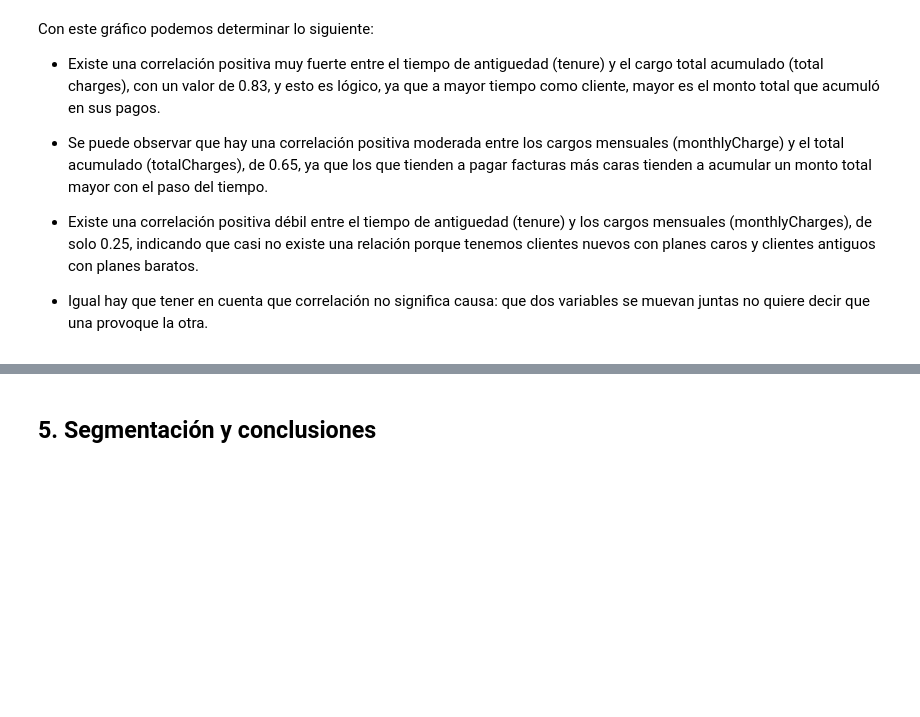
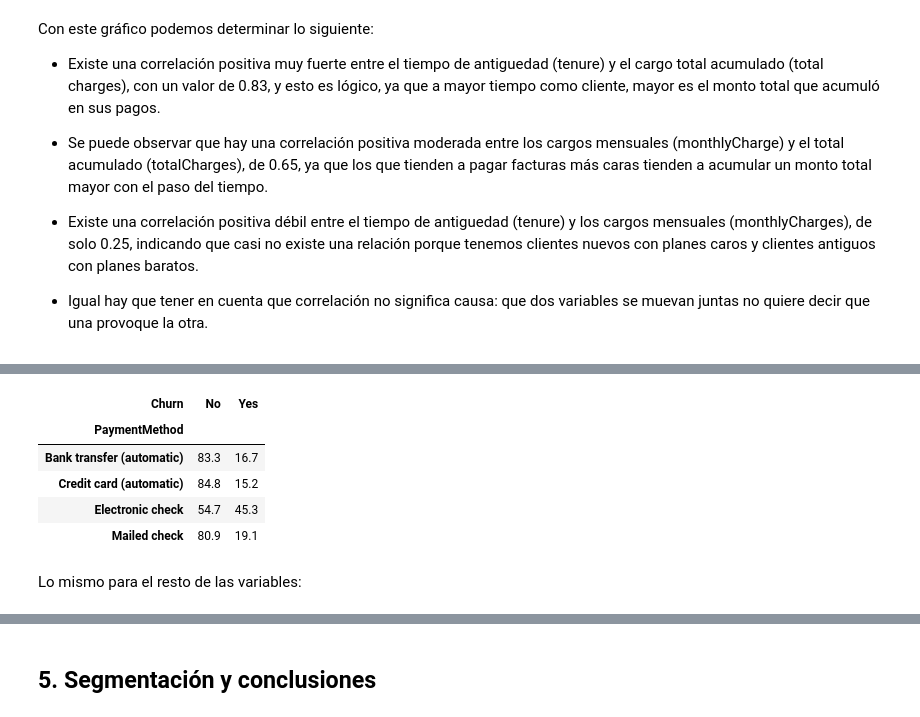
Before and after one commit to andyargg/tpi-analisis-de-datos, a Jupyter notebook: notebooks/TPI_Analisis_de_Datos.ipynb, the cells around one changed output, grey strips where cells are left out. Cells and saved outputs as stored; diff of their text form; code cells hidden in the pictures; blank space fills up the shorter version.

```diff
--- a/notebooks/TPI_Analisis_de_Datos.ipynb
+++ b/notebooks/TPI_Analisis_de_Datos.ipynb
@@ -720,0 +547,11 @@ plt.show()
+# %%
+(pd.crosstab(df["PaymentMethod"], df["Churn"], normalize="index") * 100).round(1)
+# %% [output]
+| Churn | No | Yes |
+| PaymentMethod |  |  |
+| Bank transfer (automatic) | 83.3 | 16.7 |
+| Credit card (automatic) | 84.8 | 15.2 |
+| Electronic check | 54.7 | 45.3 |
+| Mailed check | 80.9 | 19.1 |
+# %% [markdown]
+Lo mismo para el resto de las variables:
```
Also changed, not shown: parts of 22 cells of this notebook.
